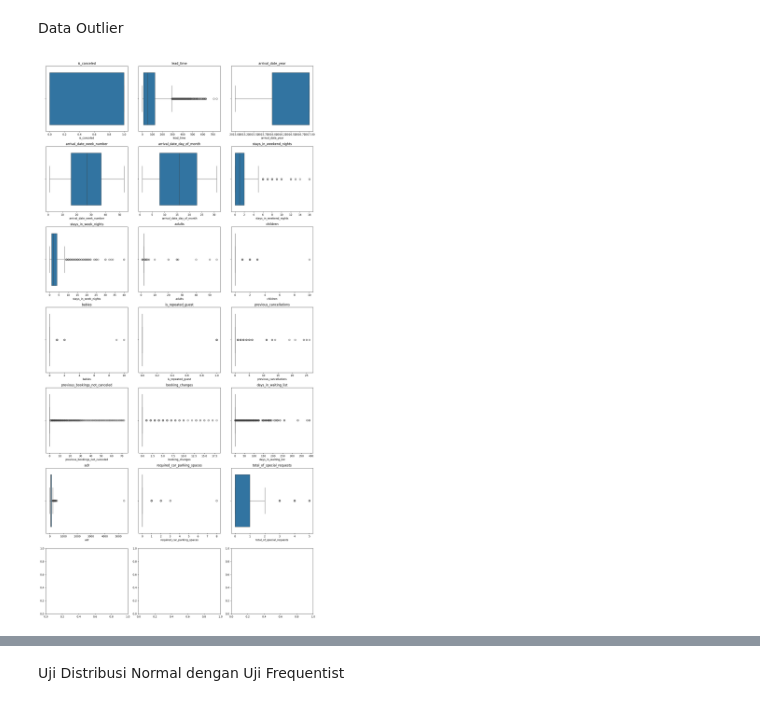
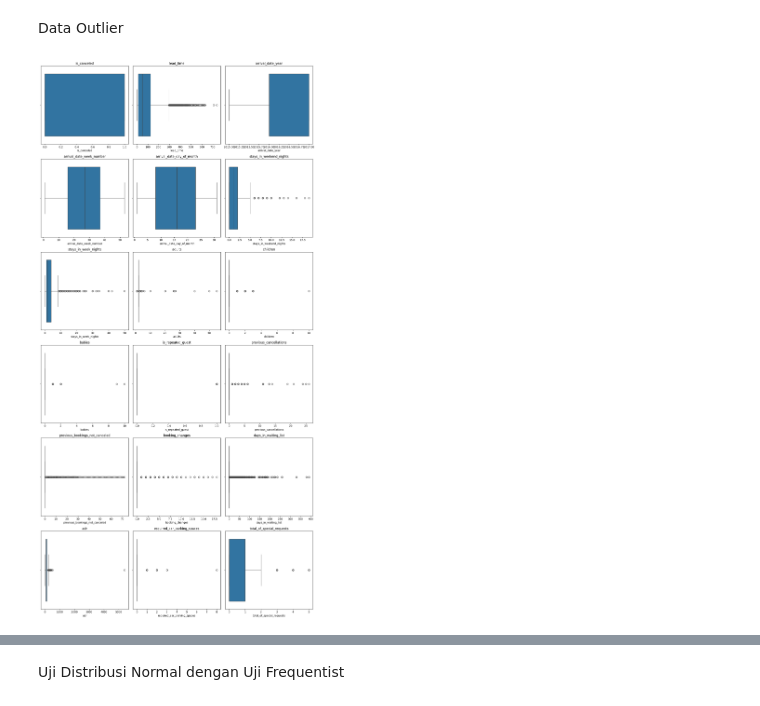
Before and after one commit to alhamfebian/pwdk-final-project-jcds, a Jupyter notebook: HotelDemandBooking.ipynb, the cells around one changed output, grey strips where cells are left out. Drawn from its saved outputs; the diff is of its cells as text; code cells hidden in the pictures.

```diff
--- a/HotelDemandBooking.ipynb
+++ b/HotelDemandBooking.ipynb
@@ -253,7 +253,7 @@ plt.show()
 # %% [output]
 [figure]
 # %%
-fig, axes = plt.subplots(1, 3, figsize=(12,5))
+fig, axes = plt.subplots(1, 3, figsize=(14,5))
 axes = axes.flatten()
 
 for i, feature in enumerate(df_hotel_demand_bookings[['reserved_room_type', 'assigned_room_type', 'deposit_type']].columns.tolist()):
@@ -364,7 +368,8 @@ df_null.sort_values('Percentage Null Values', ascending=False)
 # Kolom Company & Agent -> Tidak Relevant untuk analisis, karena tanpa kolom company analisis tetap bisa dilakukan dan juga kolom yang paling banyak missing value
 
 df_hotel_demand_bookings.drop(['company', 'agent'], axis=1, inplace=True)
-df_hotel_demand_bookings.dropna(inplace=True)
+# %%
+df_hotel_demand_bookings = df_hotel_demand_bookings.fillna({'country': 'unknown', 'children': 0.0})
 # %%
 # Melihat kembali apakah masih ada data yang hilang
 
@@ -389,0 +411,10 @@ dtype: int64
+# %%
+df_hotel_demand_bookings = df_hotel_demand_bookings[
+    ~(
+        (df_hotel_demand_bookings['adults'] == 0) &
+        (df_hotel_demand_bookings['children'] == 0) &
+        (df_hotel_demand_bookings['babies'] == 0)
+    )
+]
+
+len(df_hotel_demand_bookings)
@@ -397,14 +446,14 @@ Data Outlier
 # %%
 num_cols = df_hotel_demand_bookings.select_dtypes(include=[np.number]).columns
 
-fig, axes = plt.subplots(nrows=7, ncols=3, figsize=(15, 30))
+fig, axes = plt.subplots(nrows=6, ncols=3, figsize=(15, 30))
 
 for i, feature in enumerate(num_cols):
     row, col = divmod(i, 3)
     sns.boxplot(x=df_hotel_demand_bookings[feature], ax=axes[row, col])
     axes[row, col].set_title(feature)
 
 plt.tight_layout()
 plt.show()
 # %% [output]
-[figure, old version]
+[figure, new version]
```
Also changed, not shown: parts of 46 cells of this notebook.
